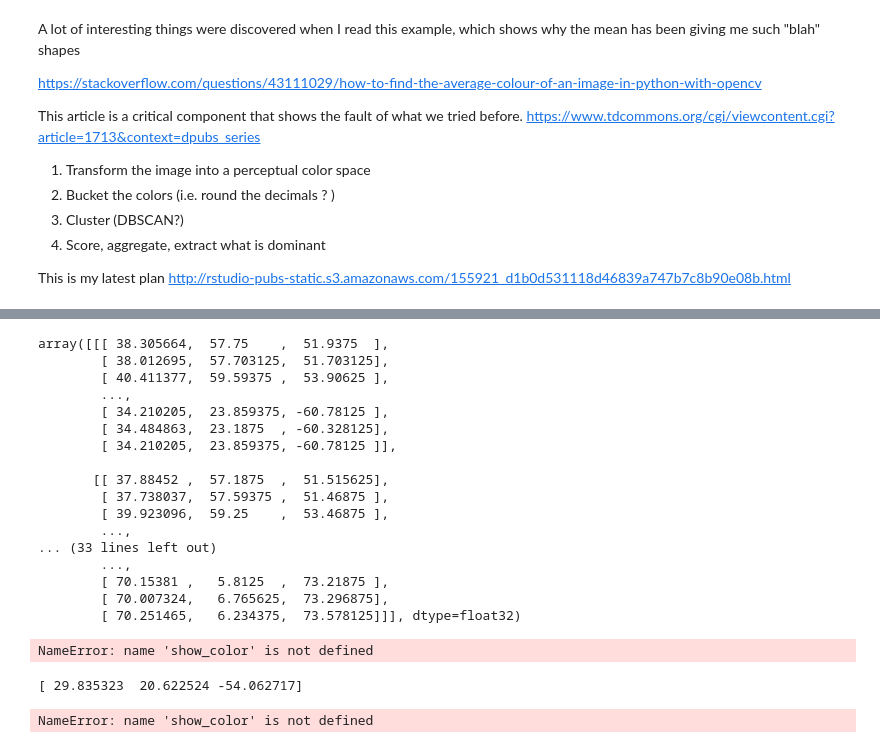
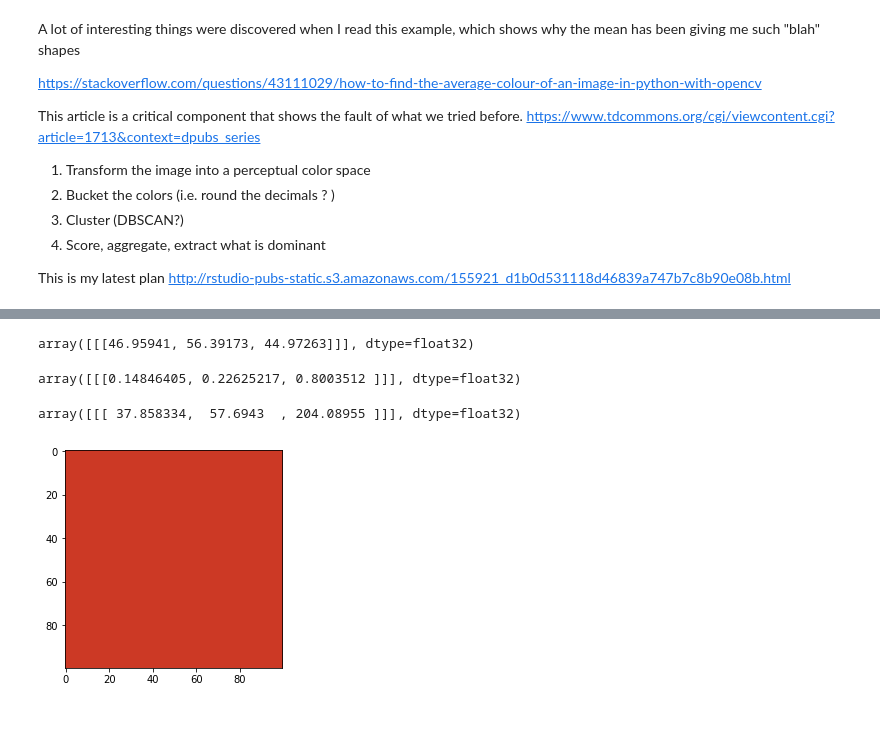
Before and after one commit to JoshBerry022/shine, a Jupyter notebook: notebooks/0. Josh Practice with Images.ipynb, the cells around one changed output, grey strips where cells are left out. Drawn from its saved outputs; the diff is of its cells as text; code cells hidden in the pictures; blank space fills up the shorter version.

```diff
--- a/notebooks/0. Josh Practice with Images.ipynb
+++ b/notebooks/0. Josh Practice with Images.ipynb
@@ -64,6 +73,4 @@ pic_in.shape
 # %%
-pic_reshape = np.float32(pic_luv.reshape(-1,3))
-
 n_colors = 4
 criteria = (cv2.TERM_CRITERIA_EPS + cv2.TERM_CRITERIA_MAX_ITER, 5000, 5)
 flags = cv2.KMEANS_PP_CENTERS
@@ -71,35 +78,28 @@ flags = cv2.KMEANS_PP_CENTERS
 _, labels, palette = cv2.kmeans(pic_reshape, n_colors, None, criteria, 30, flags)
 _, counts = np.unique(labels, return_counts=True)
 
-z = palette[np.argmax(counts)]
+biggest_cluster = palette[np.argmax(counts)]
-# %%
-pic_luv
-# %% [output]
-array([[[ 38.305664,  57.75    ,  51.9375  ],
-        [ 38.012695,  57.703125,  51.703125],
-        [ 40.411377,  59.59375 ,  53.90625 ],
-        ...,
-        [ 34.210205,  23.859375, -60.78125 ],
-        [ 34.484863,  23.1875  , -60.328125],
-        [ 34.210205,  23.859375, -60.78125 ]],
-
-       [[ 37.88452 ,  57.1875  ,  51.515625],
-        [ 37.738037,  57.59375 ,  51.46875 ],
-        [ 39.923096,  59.25    ,  53.46875 ],
-        ...,
-... (33 lines left out)
-        ...,
-        [ 70.15381 ,   5.8125  ,  73.21875 ],
-        [ 70.007324,   6.765625,  73.296875],
-        [ 70.251465,   6.234375,  73.578125]]], dtype=float32)
+# %%
+#reshape back into 3 channels
+biggest_cluster = np.float32(biggest_cluster.reshape(1,1,3))
+biggest_cluster
+# %% [output]
+array([[[46.95941, 56.39173, 44.97263]]], dtype=float32)
+# %%
+# convert back to rgb
+biggest_cluster = cv2.cvtColor(biggest_cluster, cv2.COLOR_LAB2BGR)
+
+biggest_cluster
+#show_color(biggest_cluster)
+# %% [output]
+array([[[0.14846405, 0.22625217, 0.8003512 ]]], dtype=float32)
+# %%
+# now reverse the normalization to 0 to 255
+biggest_cluster *= [255,255,255]
+biggest_cluster
+# %% [output]
+array([[[ 37.858334,  57.6943  , 204.08955 ]]], dtype=float32)
 # %%
-show_color(z)
+show_color(biggest_cluster)
 # %% [output]
-NameError: name 'show_color' is not defined
+[figure, added]
-# %%
-for p in palette:
-    print(p)
-    show_color(p)
-# %% [output]
-[ 29.835323  20.622524 -54.062717]
-NameError: name 'show_color' is not defined
```
Also changed, not shown: parts of 7 cells of this notebook.
